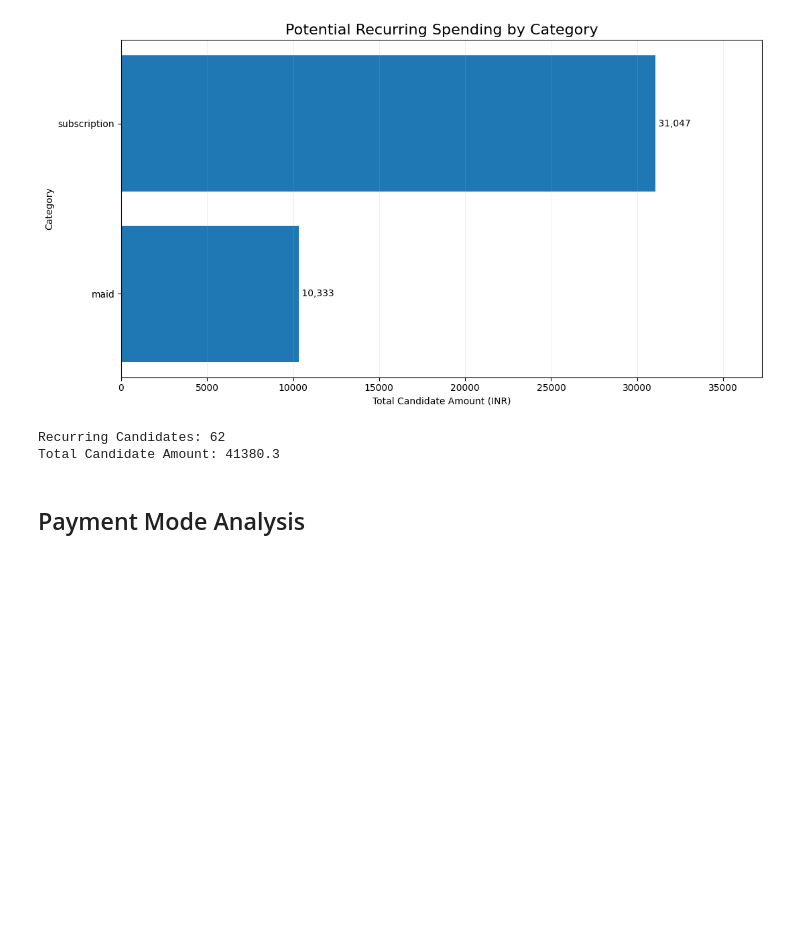
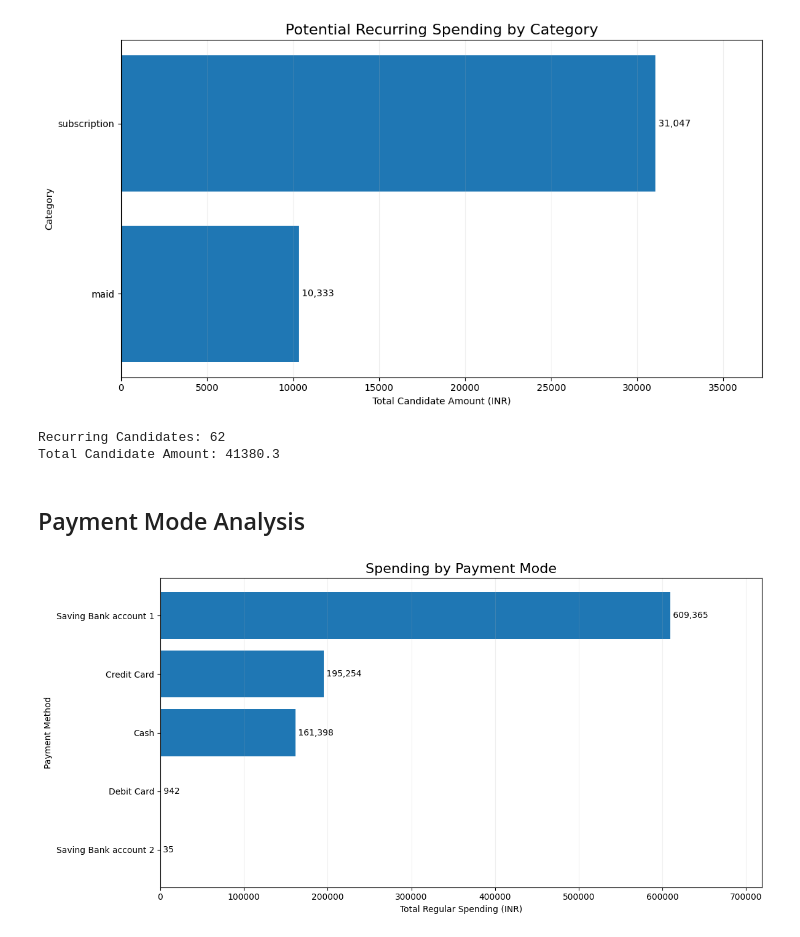
Before and after one commit to eshat69/AI-Personal_Finance-Manager, a Jupyter notebook: Financial_Dashboard.ipynb, the cells around one changed output. Cells and saved outputs as stored; diff of their text form; code cells hidden in the pictures; blank space fills up the shorter version.

```diff
--- a/Financial_Dashboard.ipynb
+++ b/Financial_Dashboard.ipynb
@@ -1057,3 +1057,39 @@ Recurring Candidates: 62
 Total Candidate Amount: 41380.3
 # %% [markdown]
 ## Payment Mode Analysis
+# %%
+# Filter Regular Expenses
+payment_df = fd[
+    fd["Dashboard_Group"] == "Regular Expenses"
+].copy()
+
+# Payment Mode Analysis
+payment_summary = (payment_df.groupby("Mode")["Amount"].sum().sort_values(ascending=False))
+currency = fd["Currency"].mode()[0]
+
+# Visualization
+plt.figure(figsize=(12, 6))
+
+bars = plt.barh(payment_summary.index,payment_summary.values)
+
+plt.gca().invert_yaxis()
+
+# Add Amount Labels
+for bar in bars:
+    plt.text(
+        bar.get_width(),
+        bar.get_y() + bar.get_height() / 2,
+        f" {bar.get_width():,.0f}",
+        va="center"
+    )
+
+plt.title("Spending by Payment Mode", fontsize=16)
+plt.xlabel(f"Total Regular Spending ({currency})")
+plt.ylabel("Payment Method")
+
+plt.xlim(0, payment_summary.max() * 1.18)
+plt.grid(axis="x", alpha=0.2)
+plt.tight_layout()
+plt.show()
+# %% [output]
+[figure, added]
```
